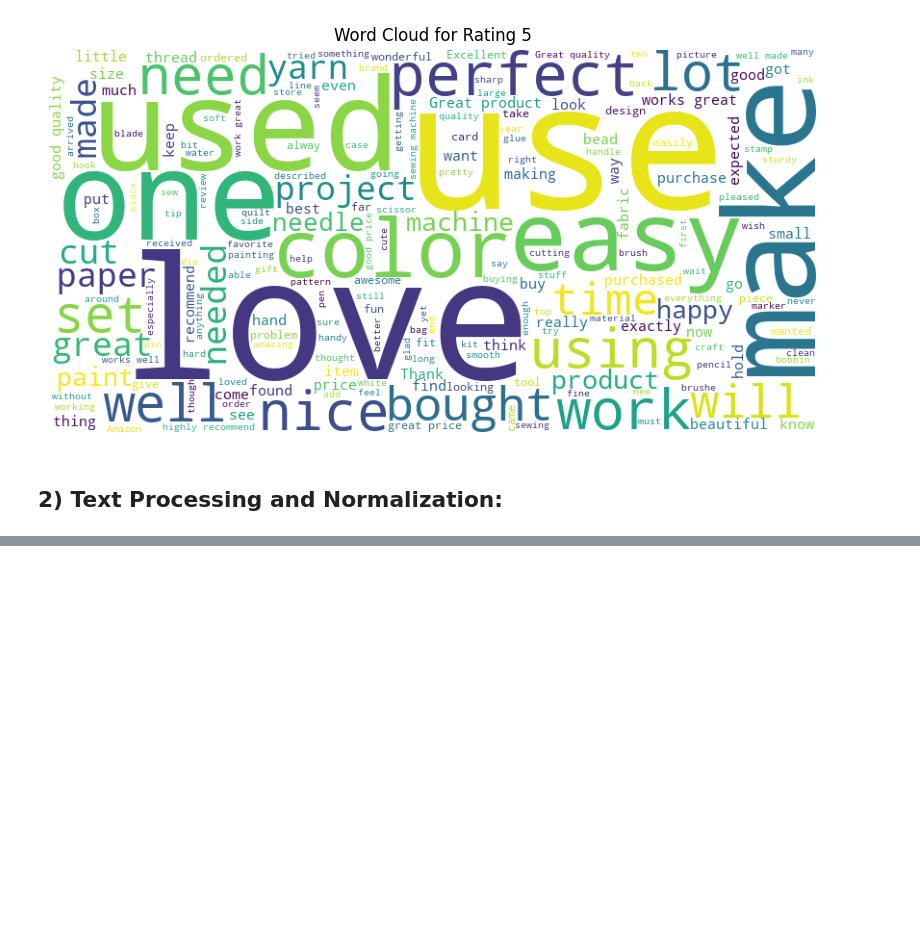
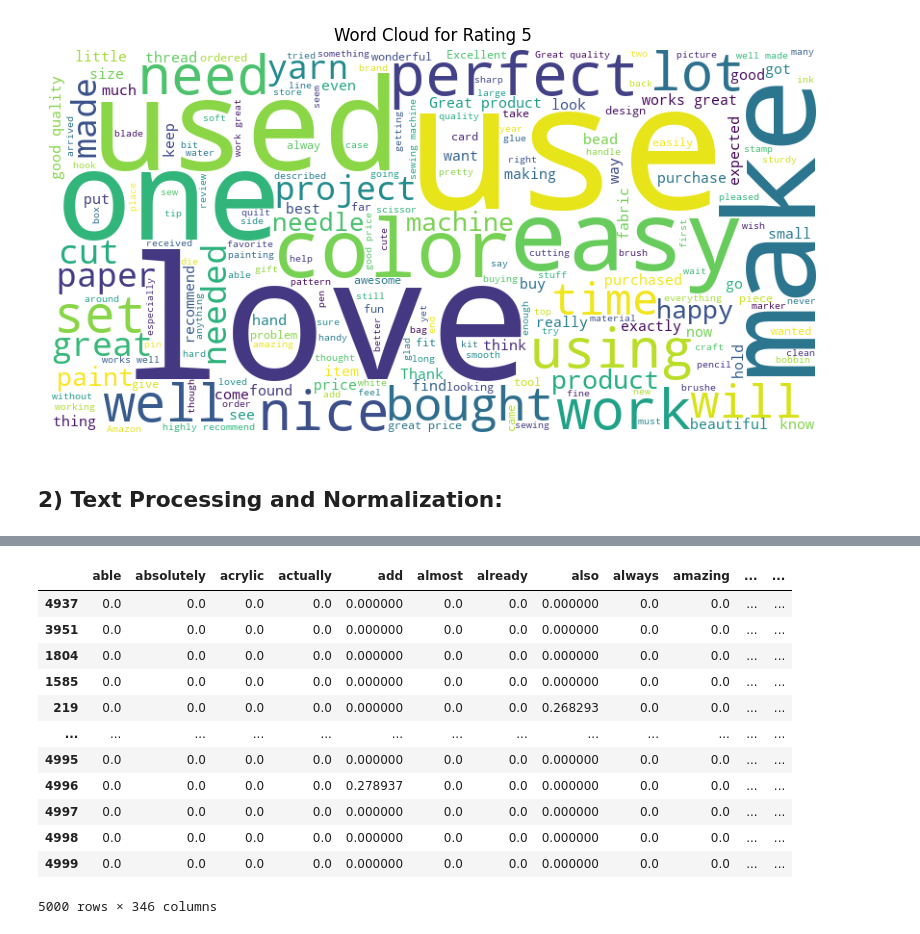
Before and after one commit to farheenfab/AppliedText_CW2, a Jupyter notebook: AmazonReviews.ipynb, the cells around one changed output, grey strips where cells are left out. Cells and saved outputs as stored; diff of their text form; code cells hidden in the pictures; blank space fills up the shorter version.

```diff
--- a/AmazonReviews.ipynb
+++ b/AmazonReviews.ipynb
@@ -352,11 +365,26 @@ Length: 8242, dtype: float64
 # %%
-threshold=0.01
-subset_df=train_df['Review'][:5000]
-vectorizer = TfidfVectorizer(min_df=threshold)
+subset_df=train_df['lemprocessing_text'][:5000]
+vectorizer = TfidfVectorizer(min_df=0.008,max_df=0.2,ngram_range=(1,2))
 vectors = vectorizer.fit_transform(subset_df)
+feature_names = vectorizer.get_feature_names_out()
 dense_vec = vectors.todense()
 dense_list = dense_vec.tolist()
-# Display Tf-idf with min_idf threshold
+# Display Tf-idf with min_i
 tfidf_data = pd.DataFrame(dense_list, columns=feature_names)
-tfidf_data.sort_values(by='ziplock',ascending=False)
+tfidf_data
+tfidf_data.sort_values(by=['bought','perfect'],ascending=False)
+# %% [output]
+|  | able | absolutely | acrylic | actually | add | almost | already | also | always | amazing | ... | ... |
+| 4937 | 0.0 | 0.0 | 0.0 | 0.0 | 0.000000 | 0.0 | 0.0 | 0.000000 | 0.0 | 0.0 | ... | ... |
+| 3951 | 0.0 | 0.0 | 0.0 | 0.0 | 0.000000 | 0.0 | 0.0 | 0.000000 | 0.0 | 0.0 | ... | ... |
+| 1804 | 0.0 | 0.0 | 0.0 | 0.0 | 0.000000 | 0.0 | 0.0 | 0.000000 | 0.0 | 0.0 | ... | ... |
+| 1585 | 0.0 | 0.0 | 0.0 | 0.0 | 0.000000 | 0.0 | 0.0 | 0.000000 | 0.0 | 0.0 | ... | ... |
+| 219 | 0.0 | 0.0 | 0.0 | 0.0 | 0.000000 | 0.0 | 0.0 | 0.268293 | 0.0 | 0.0 | ... | ... |
+| ... | ... | ... | ... | ... | ... | ... | ... | ... | ... | ... | ... | ... |
+| 4995 | 0.0 | 0.0 | 0.0 | 0.0 | 0.000000 | 0.0 | 0.0 | 0.000000 | 0.0 | 0.0 | ... | ... |
+| 4996 | 0.0 | 0.0 | 0.0 | 0.0 | 0.278937 | 0.0 | 0.0 | 0.000000 | 0.0 | 0.0 | ... | ... |
+| 4997 | 0.0 | 0.0 | 0.0 | 0.0 | 0.000000 | 0.0 | 0.0 | 0.000000 | 0.0 | 0.0 | ... | ... |
+| 4998 | 0.0 | 0.0 | 0.0 | 0.0 | 0.000000 | 0.0 | 0.0 | 0.000000 | 0.0 | 0.0 | ... | ... |
+| 4999 | 0.0 | 0.0 | 0.0 | 0.0 | 0.000000 | 0.0 | 0.0 | 0.000000 | 0.0 | 0.0 | ... | ... |
+5000 rows × 346 columns
 # %%
```
Also changed, not shown: parts of 15 cells of this notebook.
